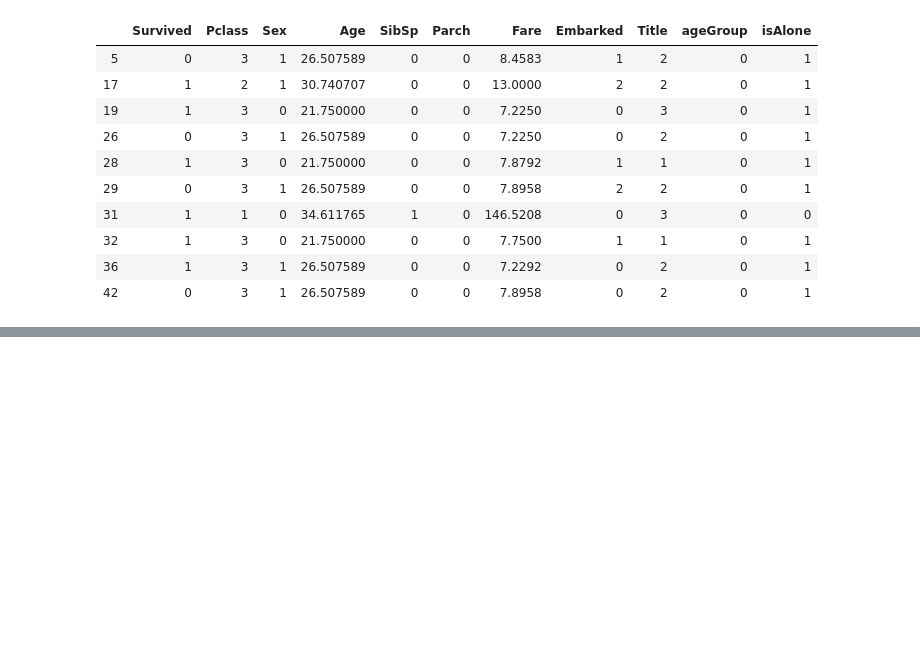
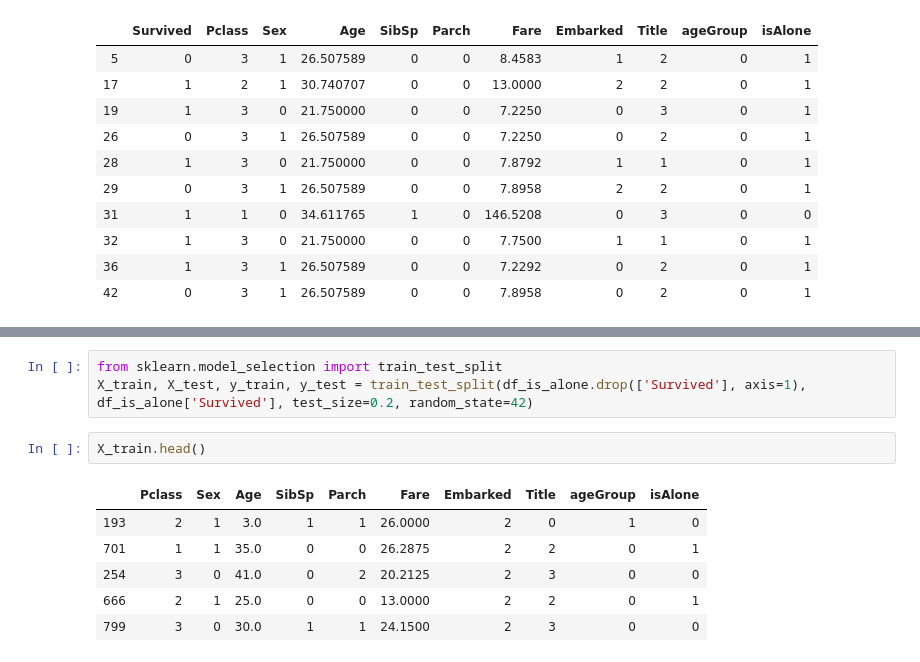
Before and after one commit to vccolombo/titanic-data-science, a Jupyter notebook: titanic.ipynb, the cells around one changed output, grey strips where cells are left out. Drawn from its saved outputs; the diff is of its cells as text; blank space fills up the shorter version.

```diff
--- a/titanic.ipynb
+++ b/titanic.ipynb
@@ -421,3 +426,15 @@ df_age_group.corr()
 | Title | -0.052471 | -0.195910 | 0.040484 | 0.481038 | -0.213887 | -0.122792 | -0.009068 | -0.011509 | 1.000000 | -0.499766 | 0.028812 |
 | ageGroup | 0.136107 | 0.121920 | -0.111141 | -0.554127 | 0.352437 | 0.351481 | 0.003753 | -0.012338 | -0.499766 | 1.000000 | -0.347400 |
 | isAlone | -0.203367 | 0.135207 | 0.303646 | 0.183628 | -0.584471 | -0.583398 | -0.271832 | 0.063532 | 0.028812 | -0.347400 | 1.000000 |
+# %%
+from sklearn.model_selection import train_test_split
+X_train, X_test, y_train, y_test = train_test_split(df_is_alone.drop(['Survived'], axis=1), df_is_alone['Survived'], test_size=0.2, random_state=42)
+# %%
+X_train.head()
+# %% [output]
+|  | Pclass | Sex | Age | SibSp | Parch | Fare | Embarked | Title | ageGroup | isAlone |
+| 193 | 2 | 1 | 3.0 | 1 | 1 | 26.0000 | 2 | 0 | 1 | 0 |
+| 701 | 1 | 1 | 35.0 | 0 | 0 | 26.2875 | 2 | 2 | 0 | 1 |
+| 254 | 3 | 0 | 41.0 | 0 | 2 | 20.2125 | 2 | 3 | 0 | 0 |
+| 666 | 2 | 1 | 25.0 | 0 | 0 | 13.0000 | 2 | 2 | 0 | 1 |
+| 799 | 3 | 0 | 30.0 | 1 | 1 | 24.1500 | 2 | 3 | 0 | 0 |
```
Also changed, not shown: parts of 10 cells of this notebook.
